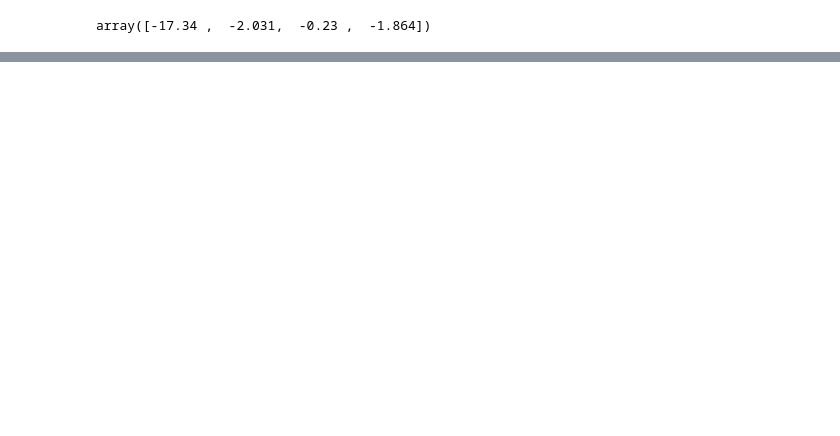
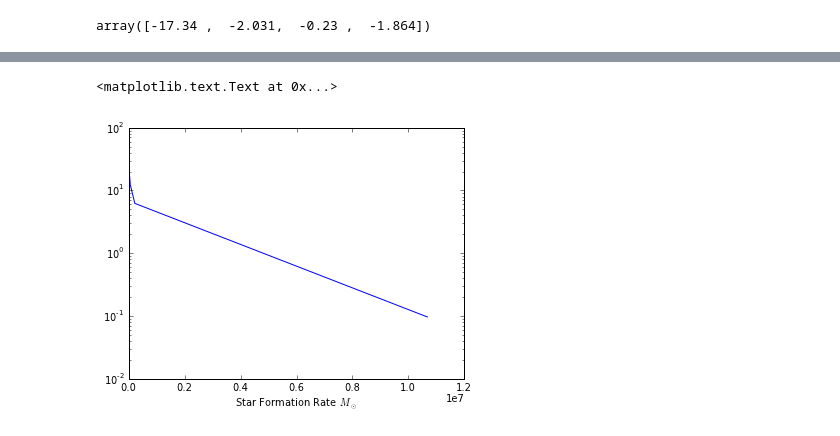
Before and after one commit to flgomezc/sfr-dmhm, a Jupyter notebook: 04_sfr-random-walk_test02/extended observational data.ipynb, the cells around one changed output, grey strips where cells are left out. Saved outputs shown, nothing was run; the diff lists cells and outputs as text; code cells hidden in the pictures; blank space fills up the shorter version.

```diff
--- a/04_sfr-random-walk_test02/extended observational data.ipynb
+++ b/04_sfr-random-walk_test02/extended observational data.ipynb
@@ -291,0 +292,12 @@ legend(loc=4)
+# %%
+HIST2 = histogram(SFR,bins=10)[0]
+histogram(SFR,bins=10)[1]
+HIST2_bins = [  0.09662371,   6.22997201,  12.36332032,  18.49666862,
+        24.63001693,  30.76336523,  36.89671354,  43.03006184,
+        49.16341015,  55.29675845]
+# %%
+semilogy(HIST2 , HIST2_bins)
+xlabel("Star Formation Rate $M_\odot$")
+# %% [output]
+<matplotlib.text.Text at 0x...>
+[figure, added]
```
Also changed, not shown: parts of 5 cells of this notebook.
